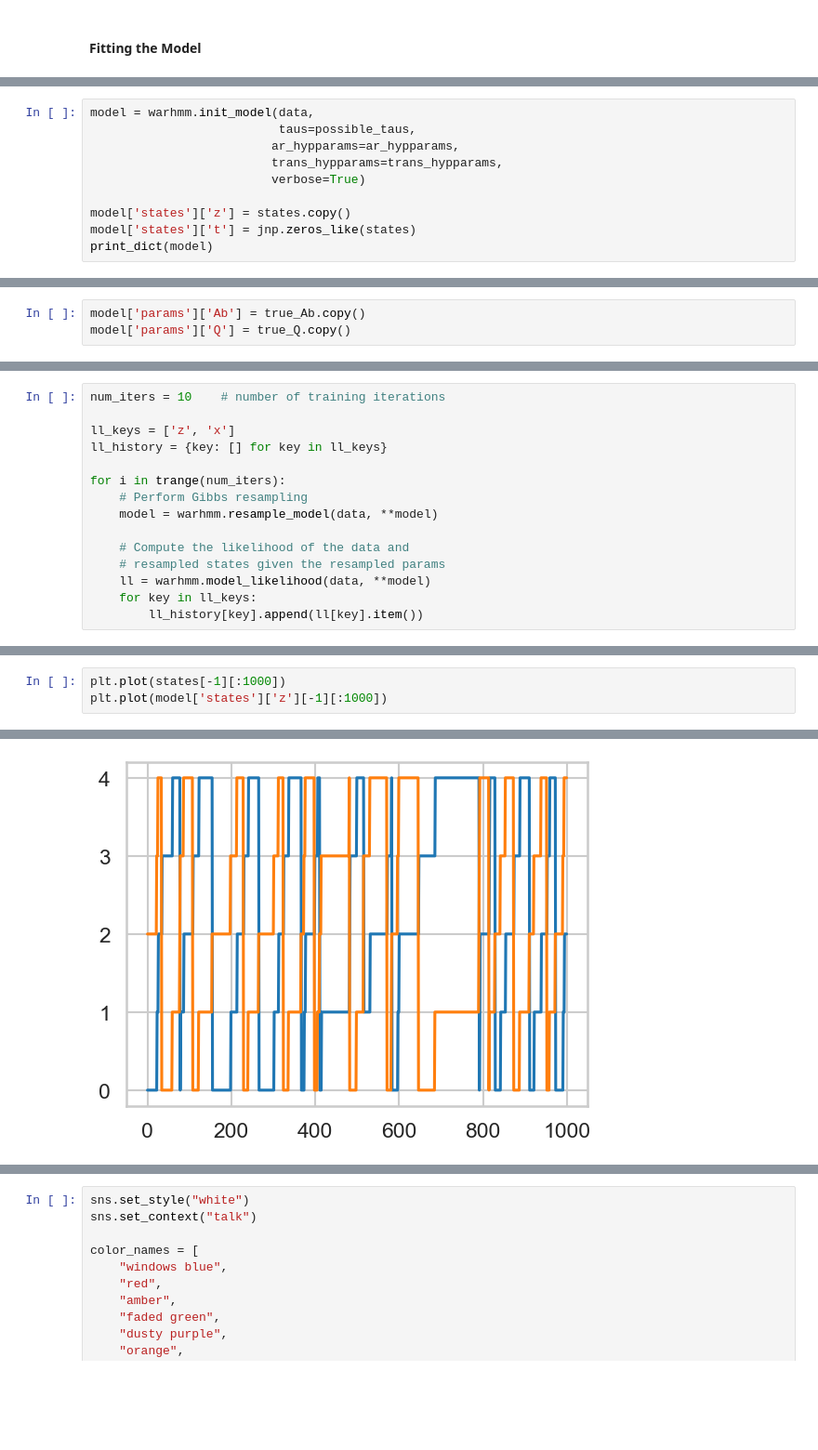
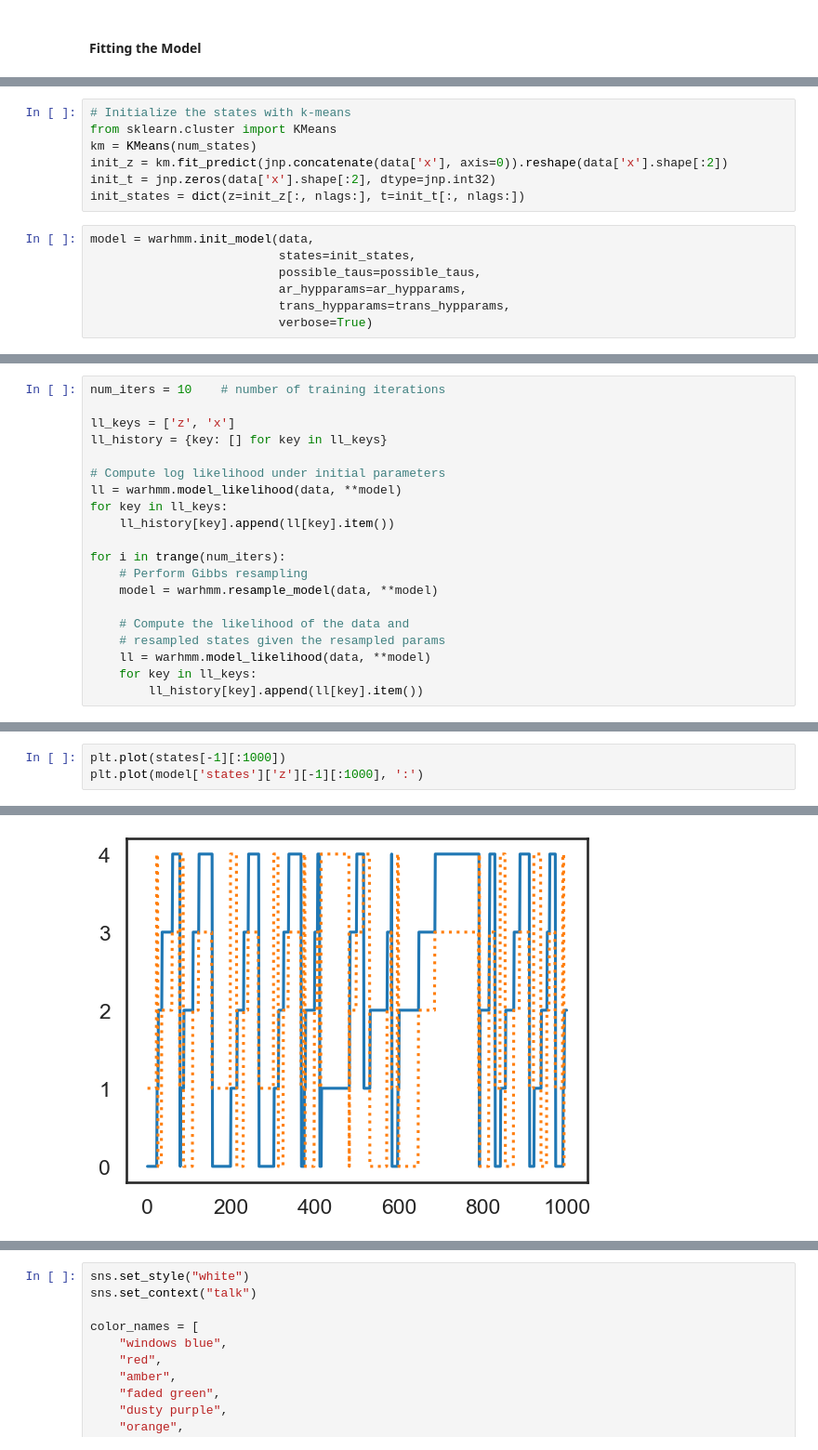
Before and after one commit to dattalab/jax-moseq, a Jupyter notebook: examples/warhmm_example.ipynb, the cells around one changed output, grey strips where cells are left out. Shown at 93% size. Saved outputs shown, nothing was run; the diff lists cells and outputs as text; blank space fills up the shorter version.

```diff
--- a/examples/warhmm_example.ipynb
+++ b/examples/warhmm_example.ipynb
@@ -216,12 +220,16 @@ ar_hypparams = {
+# %%
+# Initialize the states with k-means
+from sklearn.cluster import KMeans
+km = KMeans(num_states)
+init_z = km.fit_predict(jnp.concatenate(data['x'], axis=0)).reshape(data['x'].shape[:2])
+init_t = jnp.zeros(data['x'].shape[:2], dtype=jnp.int32)
+init_states = dict(z=init_z[:, nlags:], t=init_t[:, nlags:])
 # %%
 model = warhmm.init_model(data,
-                          taus=possible_taus,
-                         ar_hypparams=ar_hypparams,
-                         trans_hypparams=trans_hypparams,
-                         verbose=True)
-
-model['states']['z'] = states.copy()
-model['states']['t'] = jnp.zeros_like(states)
-print_dict(model)
+                          states=init_states,
+                          possible_taus=possible_taus,
+                          ar_hypparams=ar_hypparams,
+                          trans_hypparams=trans_hypparams,
+                          verbose=True)
 # %% [output]
 T-WARHMM: Initializing hyperparameters
@@ -247,3 +235,0 @@ true_Q = hmm_param_and_props[0].emissions.covs
-# %%
-model['params']['Ab'] = true_Ab.copy()
-model['params']['Q'] = true_Q.copy()
@@ -252,6 +253,11 @@ num_iters = 10    # number of training iterations
 
 ll_keys = ['z', 'x']
 ll_history = {key: [] for key in ll_keys}
+
+# Compute log likelihood under initial parameters
+ll = warhmm.model_likelihood(data, **model)
+for key in ll_keys:
+    ll_history[key].append(ll[key].item())
 
 for i in trange(num_iters):
     # Perform Gibbs resampling
@@ -271,6 +277,6 @@ for k, v in ll_history.items():
 # %%
 plt.plot(states[-1][:1000])
-plt.plot(model['states']['z'][-1][:1000])
+plt.plot(model['states']['z'][-1][:1000], ':')
 # %% [output]
 [<matplotlib.lines.Line2D at 0x...>]
-[figure, old version]
+[figure, new version]
```
Also changed, not shown: parts of 11 cells of this notebook, 2 other files.
